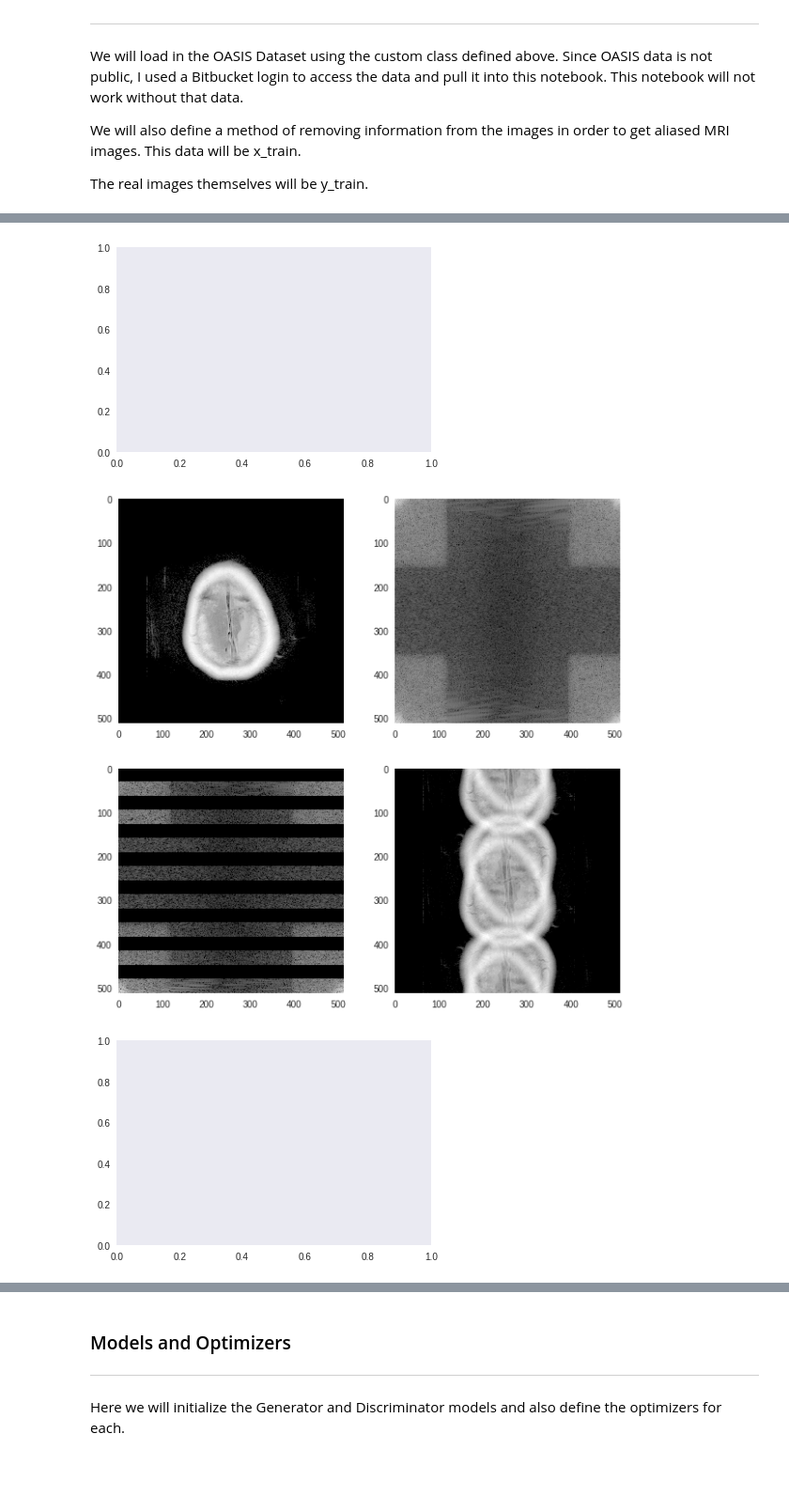
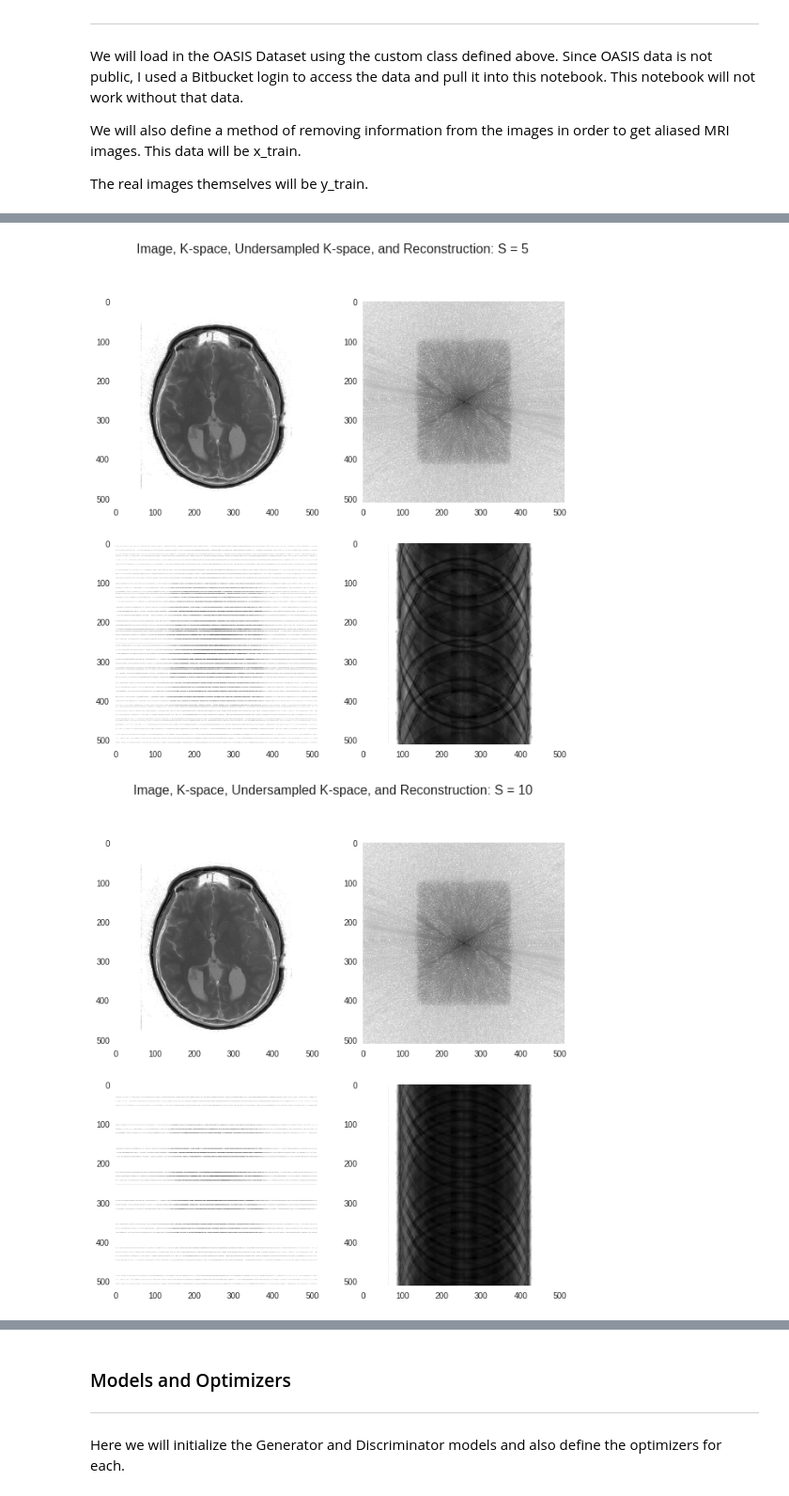
Before and after one commit to sidijju/FastMRI, a Jupyter notebook: MRIGAN.ipynb, the cells around one changed output, grey strips where cells are left out. Shown at 94% size. Drawn from its saved outputs; the diff is of its cells as text; code cells hidden in the pictures; blank space fills up the shorter version.

Commit message:
Added VGG perceptual loss and image methods

```diff
--- a/MRIGAN.ipynb
+++ b/MRIGAN.ipynb
@@ -550,37 +554,56 @@ Checking out files: 100% (102/102), done.
 # %%
 from matplotlib.colors import LogNorm
 
-def get_data_simple(dataset, sampling_rate = 2):
+def process_img(im, display = False, sampling_rate = 2, title = "Image, K-space, Undersampled K-space, and Reconstruction"):
 
-  y_train = np.rollaxis(dataset.T1_Dicom, 2)
+  #sample original k-space image
+  im_fft = fftpack.fft2(im)
+  im_recon = fftpack.ifft2(im_fft)
 
-  for im in y_train:
-    #sample original k-space image
-    im_fft = fftpack.fft2(im)
+  im_sampled = np.zeros((512, 512))
+  for i in range(512//sampling_rate):
+    im_sampled[sampling_rate*i] = im_fft[sampling_rate*i]
+    for j in range(1, sampling_rate):
+      im_sampled[sampling_rate*i+j] = np.ones((1, 512))
 
-    im_sampled = np.zeros((512, 512))
-    for i in range(512//sampling_rate):
-      im_sampled[sampling_rate*i] = im_fft[sampling_rate*i]
-      for j in range(1, sampling_rate):
-        im_sampled[sampling_rate*i+j] = np.ones((1, 512))
+  im_recon_sampled = fftpack.ifft2(im_sampled)
 
-    im_recon_sampled = fftpack.ifft2(im_sampled)
-    im_recon = fftpack.ifft2(im_fft)
+  # Now shift the quadrants around so that low spatial frequencies are in
+  # the center of the 2D fourier transformed image.
+  im_fft2 = fftpack.fftshift(im_fft)
+  im_sampled2 = fftpack.fftshift(im_sampled)
 
+  if display is True:
     ### Display Image Data ###
     fig = plt.figure(figsize = (10, 10))
+    fig.suptitle(title, fontsize = 16)
     fig.add_subplot(221)
     plot_fft(im_recon, fig)
     fig.add_subplot(222)
-    plot_fft(im_fft, fig)
+    plot_fft(im_fft2, fig)
     fig.add_subplot(223)
-    plot_fft(im_sampled, fig)
+    plot_fft(im_sampled2, fig)
     fig.add_subplot(224)
     plot_fft(im_recon_sampled, fig)
     plt.show()
 
-get_data_simple(dataset)
+  return im_recon_sampled
+
+def get_data_simple(dataset, title = "Image, K-space, Undersampled K-space, and Reconstruction: S = 2" , sampling_rate = 2, display = False):
+
+  y = np.rollaxis(dataset.T1_Dicom, 2)
+  x = np.empty((y.shape[0], 512, 512))
+
+  for i in range(y.shape[0]):
+    x[i] = process_img(y[i], sampling_rate)
+
+  process_img(y[11], display, sampling_rate, title)
+
+  return x, y
+
+get_data_simple(dataset, True)
+get_data_simple(dataset, "Image, K-space, Undersampled K-space, and Reconstruction: S = 5", 5, True)
+get_data_simple(dataset, "Image, K-space, Undersampled K-space, and Reconstruction: S = 10", 10, True)
 # %% [output]
-[figure, old version]
+[figure, new version]
-[figure, old version]
+[figure, new version]
-[figure, removed]
```
Also changed, not shown: parts of 10 cells of this notebook.
